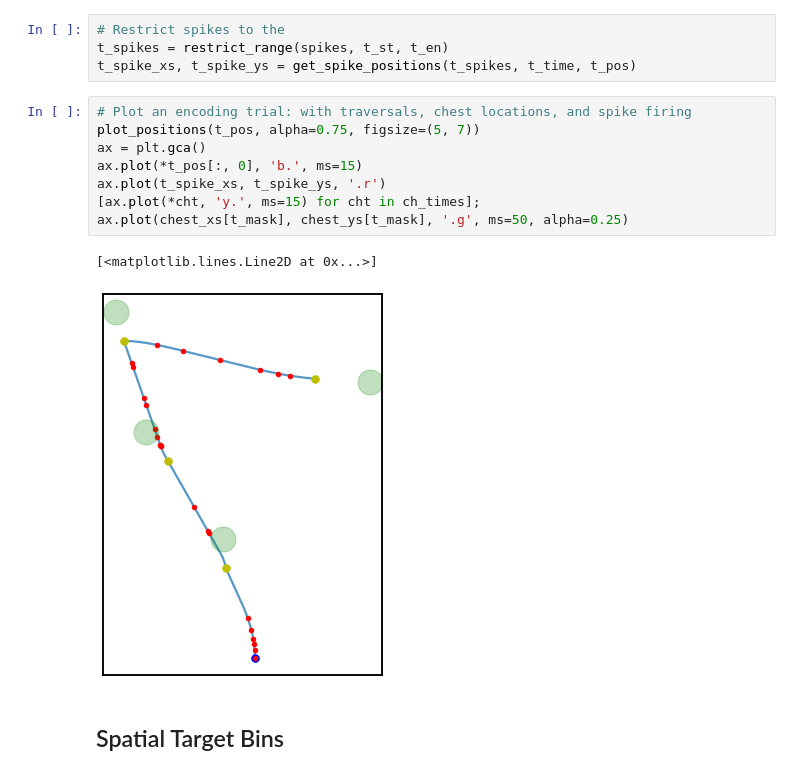
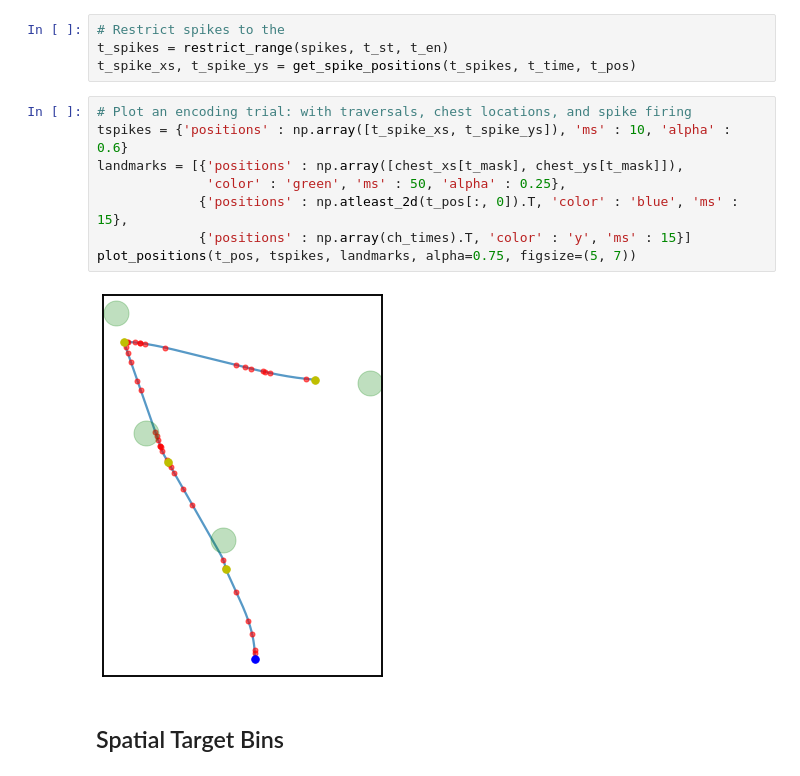
Before and after one commit to HSUPipeline/AnalyzeTH, a Jupyter notebook: notebooks/03-SpatialTargetCells.ipynb, the cells around one changed output. Drawn from its saved outputs; the diff is of its cells as text.

```diff
--- a/notebooks/03-SpatialTargetCells.ipynb
+++ b/notebooks/03-SpatialTargetCells.ipynb
@@ -159,17 +176,16 @@ ch_times = [get_value_by_time(t_time, t_pos, ch_op) for ch_op in ch_openings]
 # Restrict spikes to the
 t_spikes = restrict_range(spikes, t_st, t_en)
 t_spike_xs, t_spike_ys = get_spike_positions(t_spikes, t_time, t_pos)
-# %%
-# Plot an encoding trial: with traversals, chest locations, and spike firing
-plot_positions(t_pos, alpha=0.75, figsize=(5, 7))
-ax = plt.gca()
-ax.plot(*t_pos[:, 0], 'b.', ms=15)
-ax.plot(t_spike_xs, t_spike_ys, '.r')
-[ax.plot(*cht, 'y.', ms=15) for cht in ch_times];
-ax.plot(chest_xs[t_mask], chest_ys[t_mask], '.g', ms=50, alpha=0.25)
-# %% [output]
-[<matplotlib.lines.Line2D at 0x...>]
-[figure, removed]
+# %%
+# Plot an encoding trial: with traversals, chest locations, and spike firing
+tspikes = {'positions' : np.array([t_spike_xs, t_spike_ys]), 'ms' : 10, 'alpha' : 0.6}
+landmarks = [{'positions' : np.array([chest_xs[t_mask], chest_ys[t_mask]]),
+              'color' : 'green', 'ms' : 50, 'alpha' : 0.25},
+             {'positions' : np.atleast_2d(t_pos[:, 0]).T, 'color' : 'blue', 'ms' : 15},
+             {'positions' : np.array(ch_times).T, 'color' : 'y', 'ms' : 15}]
+plot_positions(t_pos, tspikes, landmarks, alpha=0.75, figsize=(5, 7))
+# %% [output]
+[figure, added]
 # %% [markdown]
 ## Spatial Target Bins
 # %%
```
Also changed, not shown: parts of 30 cells of this notebook, 1 other file.
